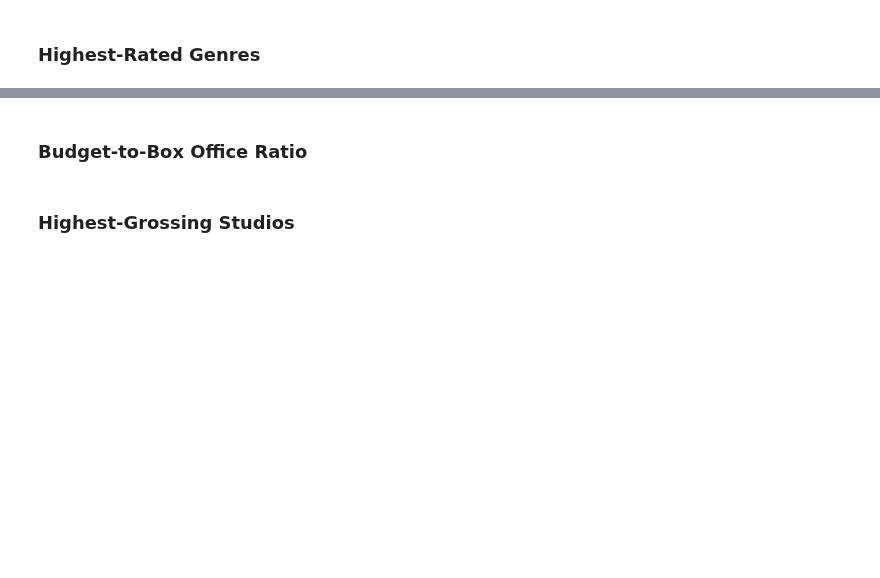
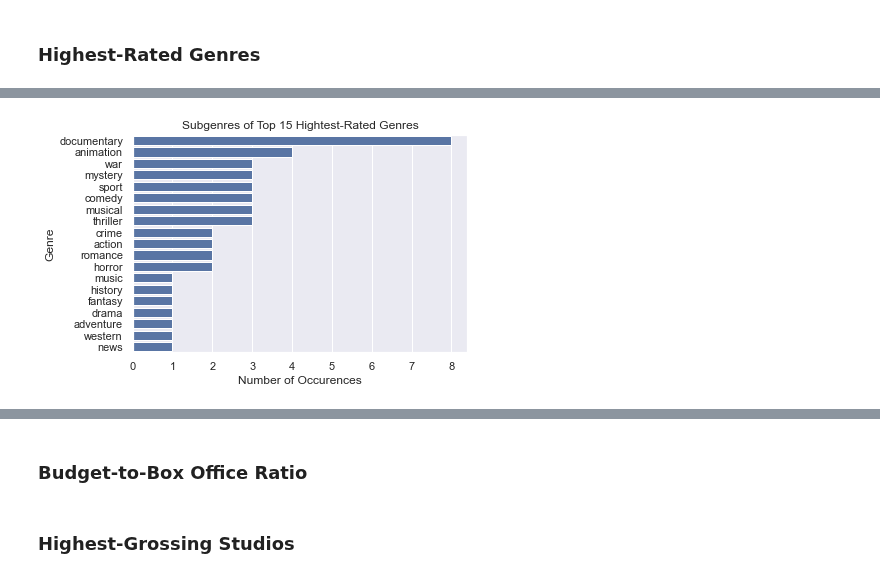
Before and after one commit to mehince/group-1-capstone, a Jupyter notebook: Finalized Notebook.ipynb, the cells around one changed output, grey strips where cells are left out. Drawn from its saved outputs; the diff is of its cells as text; code cells hidden in the pictures; blank space fills up the shorter version.

```diff
--- a/Finalized Notebook.ipynb
+++ b/Finalized Notebook.ipynb
@@ -234,0 +404,21 @@ ratings_df = ratings_df[ratings_df['numvotes'] >= 62]
+# %%
+# make count of each of these individual genres in dictionary
+top_genres = {}
+for genre in sorted_avg_higher_votes['genres'].value_counts().index:
+    genre_list = genre.split(',')
+    for item in genre_list:
+        if item not in top_genres:
+            top_genres[item] = 1
+        elif item in top_genres:
+            top_genres[item] += 1
+top_genres = dict(sorted(top_genres.items(), key = lambda x: x[1], reverse=True))
+# %%
+# bar chart showing most-used subgenres within top 15 highest-rated
+# movie genres
+fig, ax = plt.subplots()
+sns.barplot(x = list(top_genres.values()), y = list(top_genres.keys()), color = 'b');
+ax.set_title('Subgenres of Top 15 Hightest-Rated Genres')
+ax.set_xlabel('Number of Occurences')
+ax.set_ylabel('Genre');
+# %% [output]
+[figure, added]
```
Also changed, not shown: parts of 28 cells of this notebook, 2 other files.
